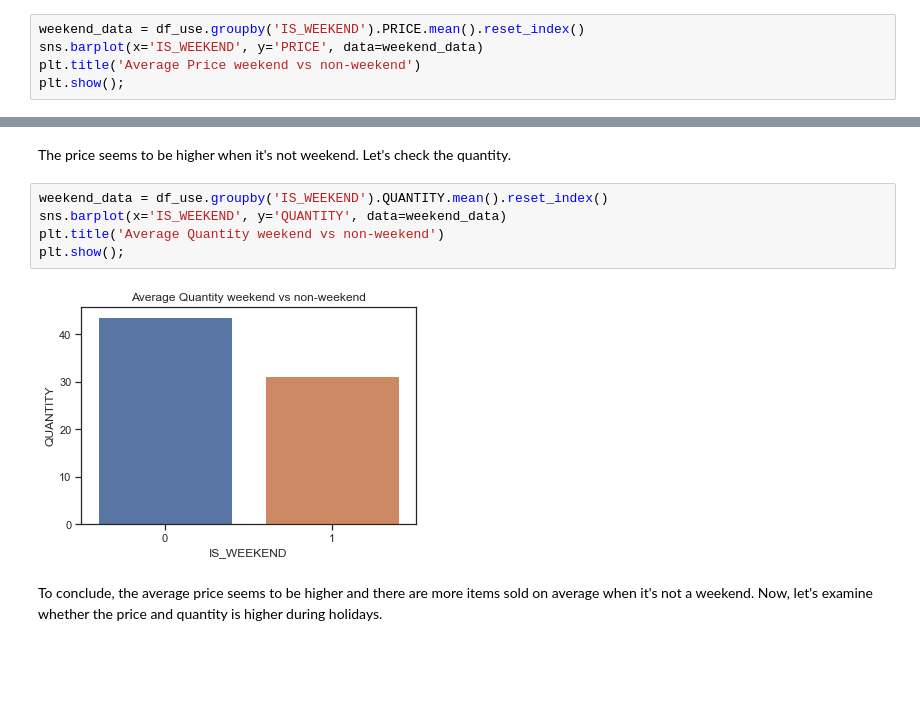
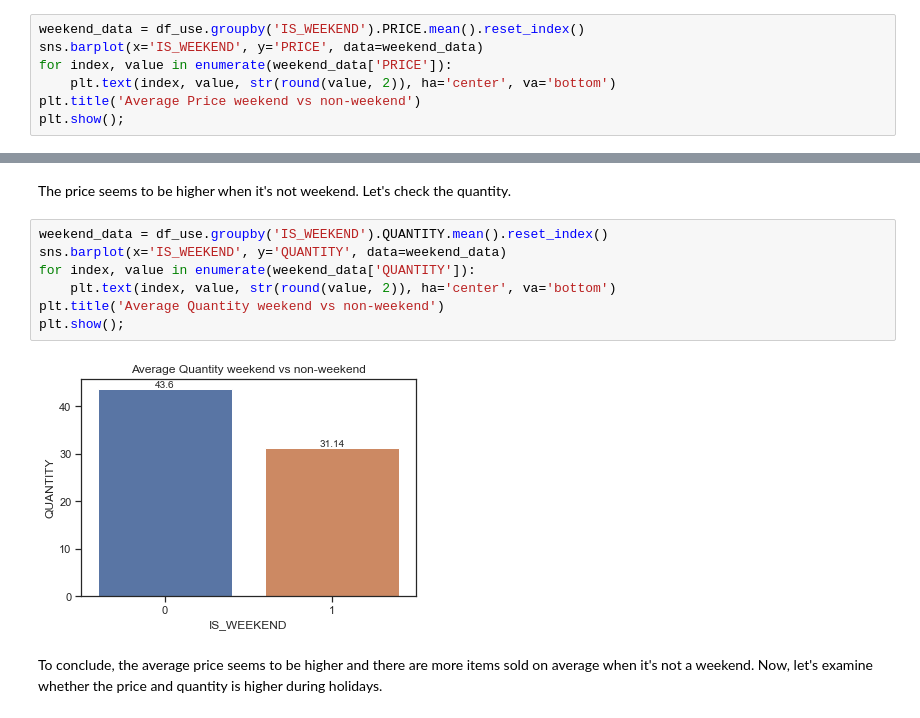
Before and after one commit to nugroho1234/price-elasticity, a Jupyter notebook: Price Elasticity Notebook.ipynb, the cells around one changed output, grey strips where cells are left out. Saved outputs shown, nothing was run; the diff lists cells and outputs as text; blank space fills up the shorter version.

```diff
--- a/Price Elasticity Notebook.ipynb
+++ b/Price Elasticity Notebook.ipynb
@@ -382,6 +402,8 @@ df_use.head()
 # %%
 weekend_data = df_use.groupby('IS_WEEKEND').PRICE.mean().reset_index()
 sns.barplot(x='IS_WEEKEND', y='PRICE', data=weekend_data)
+for index, value in enumerate(weekend_data['PRICE']):
+    plt.text(index, value, str(round(value, 2)), ha='center', va='bottom')
 plt.title('Average Price weekend vs non-weekend')
 plt.show();
 # %% [output]
@@ -397,10 +419,12 @@ The price seems to be higher when it's not weekend. Let's check the quantity.
 # %%
 weekend_data = df_use.groupby('IS_WEEKEND').QUANTITY.mean().reset_index()
 sns.barplot(x='IS_WEEKEND', y='QUANTITY', data=weekend_data)
+for index, value in enumerate(weekend_data['QUANTITY']):
+    plt.text(index, value, str(round(value, 2)), ha='center', va='bottom')
 plt.title('Average Quantity weekend vs non-weekend')
 plt.show();
 # %% [output]
-[figure, old version]
+[figure, new version]
 # %% [markdown]
 To conclude, the average price seems to be higher and there are more items sold on average when it's not a weekend. Now, let's examine whether the price and quantity is higher during holidays.
 # %%
```
Also changed, not shown: parts of 65 cells of this notebook.
